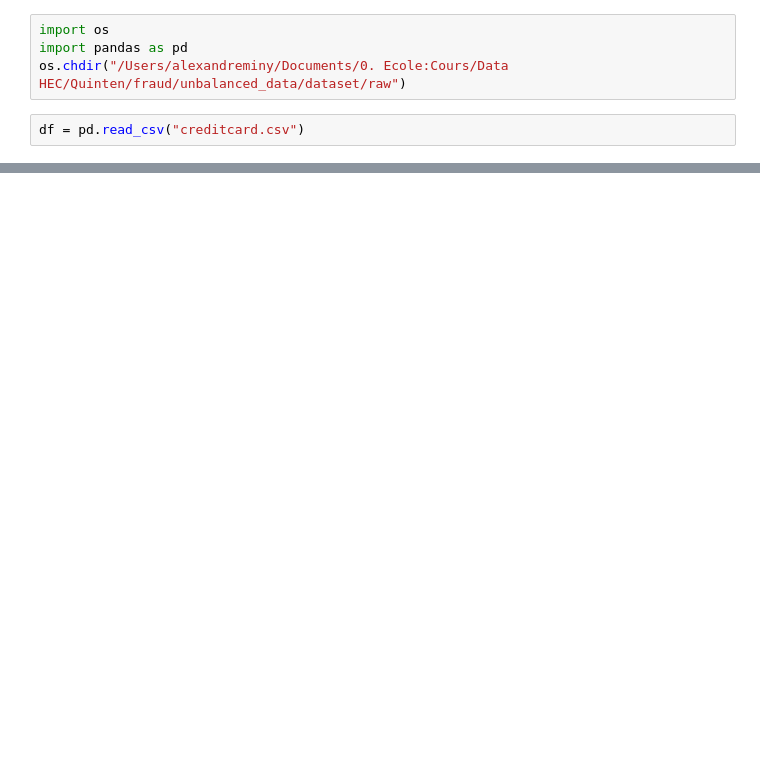
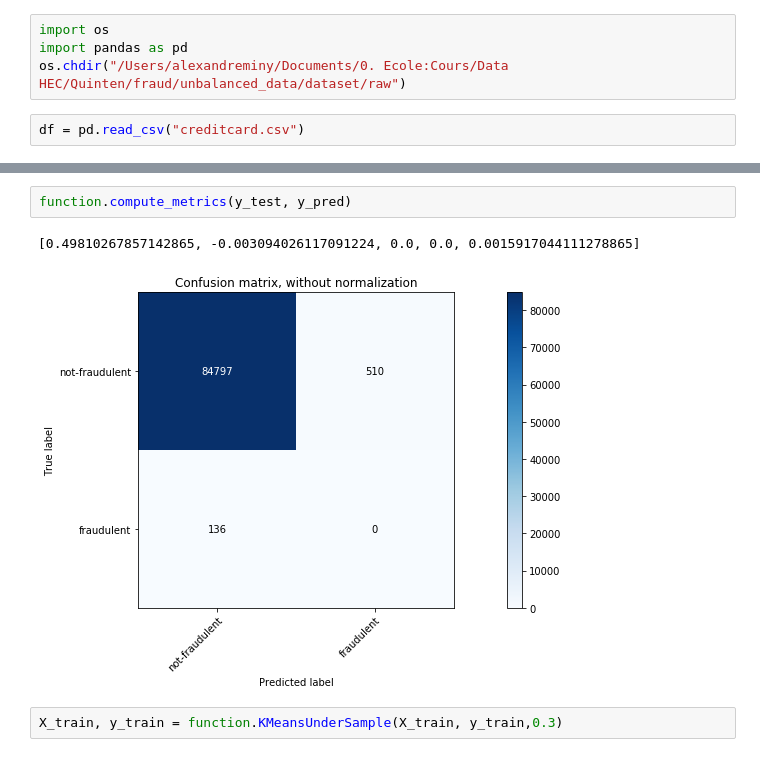
Before and after one commit to k-Petropoulos/imbalanced, a Jupyter notebook: src/notebook/Test packages.ipynb, the cells around one changed output, grey strips where cells are left out. Saved outputs shown, nothing was run; the diff lists cells and outputs as text; blank space fills up the shorter version.

```diff
--- a/src/notebook/Test packages.ipynb
+++ b/src/notebook/Test packages.ipynb
@@ -27,0 +43,7 @@ training data did not have the following fields: V27, V4, V20, V24, V21, V22, V2
+# %%
+function.compute_metrics(y_test, y_pred)
+# %% [output]
+[0.49810267857142865, -0.003094026117091224, 0.0, 0.0, 0.0015917044111278865]
+[figure, added]
+# %%
+X_train, y_train = function.KMeansUnderSample(X_train, y_train,0.3)
```
Also changed, not shown: parts of 9 cells of this notebook, 2 other files.
